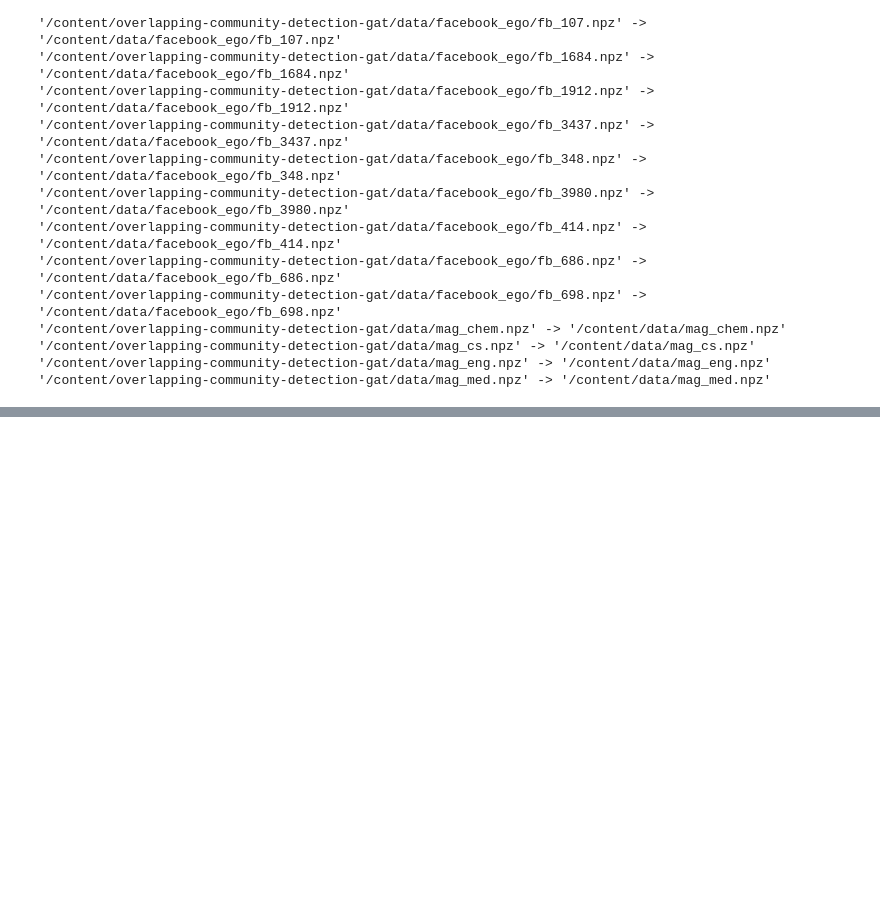
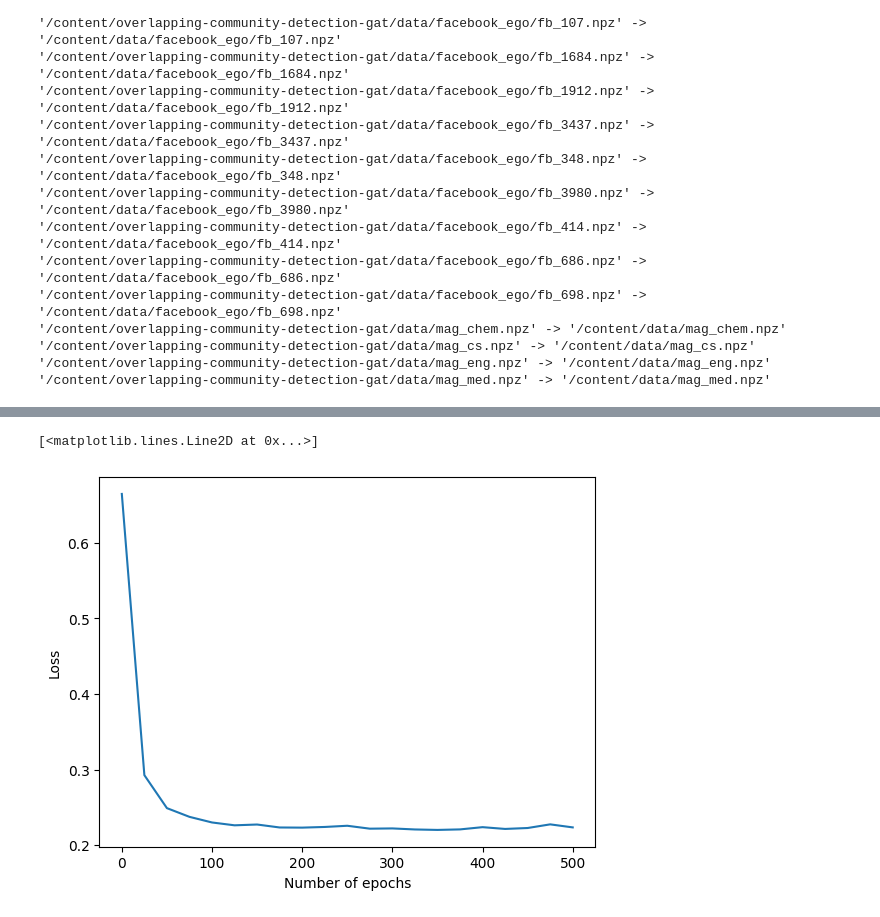
Before and after one commit to ksismanis/overlapping-community-detection-gat, a Jupyter notebook: nocd-gat.ipynb, the cells around one changed output, grey strips where cells are left out. Drawn from its saved outputs; the diff is of its cells as text; code cells hidden in the pictures; blank space fills up the shorter version.

```diff
--- a/nocd-gat.ipynb
+++ b/nocd-gat.ipynb
@@ -135,8 +135,8 @@ torch.set_default_tensor_type(torch.cuda.FloatTensor)
 
 # f = 'fb384gatA'
 # loader = nocd.data.load_dataset('/content/overlapping-community-detection-gat/data/facebook_ego/facebook_ego/fb_348.npz')
-f = 'fb414gatA'
-loader = nocd.data.load_dataset('/content/overlapping-community-detection-gat/data/facebook_ego/fb_414.npz')
+# f = 'fb414gatA'
+# loader = nocd.data.load_dataset('/content/overlapping-community-detection-gat/data/facebook_ego/fb_414.npz')
 # f = 'fb686gatA'
 # loader = nocd.data.load_dataset('/content/overlapping-community-detection-gat/data/facebook_ego/fb_686.npz')
 # f = 'fb698gcnX'
@@ -148,11 +148,11 @@ loader = nocd.data.load_dataset('/content/overlapping-community-detection-gat/da
 
 # f= 'mag_chemgatA'
 # loader = nocd.data.load_dataset('data/mag_chem.npz')
-# f= 'mag_csgatX'
-# loader = nocd.data.load_dataset('data/mag_cs.npz')
+f= 'mag_csgatX'
+loader = nocd.data.load_dataset('data/mag_cs.npz')
 # f= 'mag_enggatA'
 # loader = nocd.data.load_dataset('data/mag_eng.npz')
-# f= 'mag_medgatA'
+# f= 'mag_medgatX'
 # loader = nocd.data.load_dataset('data/mag_med.npz')
 
 A, X, Z_gt = loader['A'], loader['X'], loader['Z']
@@ -192,9 +192,11 @@ def get_nmi(thresh=0.5):
     return nmi
 # %%
 def train():
+    loss_values=[]
+    epochs = []
     val_loss = np.inf
     validation_fn = lambda: val_loss
-    early_stopping = nocd.train.NoImprovementStopping(validation_fn, patience=1)
+    early_stopping = nocd.train.NoImprovementStopping(validation_fn, patience=5)
     model_saver = nocd.train.ModelSaver(gnn)
     for epoch, batch in enumerate(sampler):
         if epoch > max_epochs:
@@ -206,7 +208,8 @@ def train():
                 Z = F.relu(gnn(x_norm, adj_norm))
                 val_loss = decoder.loss_full(Z, A)
                 print(f'Epoch {epoch:4d}, loss.full = {val_loss:.4f}, nmi = {get_nmi():.2f}')
-
+                loss_values.append(val_loss.cpu())
+                epochs.append(epoch)
                 # Check if it's time for early stopping / to save the model
                 early_stopping.next_step()
                 if early_stopping.should_save():
@@ -234,14 +237,15 @@ def train():
     model_saver.restore()
     nmi = get_nmi(thresh)
     print(f'Final nmi = {nmi:.3f}')
-    return(nmi)
+    print(loss_values)
+    return(nmi, loss_values, epochs)
 # %%
 res = []
 times = []
 for loops in range(50):
     print('loop ', loops)
     st = time.time()
-    nmi = train()
+    nmi,loss_values,epochs = train()
     et = time.time()
     elapsed_time = et  - st
     res.append(nmi)
@@ -282,0 +286,9 @@ loop  7
+# %%
+import matplotlib.pyplot as plt
+
+plt.xlabel('Number of epochs')
+plt.ylabel('Loss')
+plt.plot(epochs,loss_values)
+# %% [output]
+[<matplotlib.lines.Line2D at 0x...>]
+[figure, added]
```
Also changed, not shown: parts of 1 cell of this notebook.
